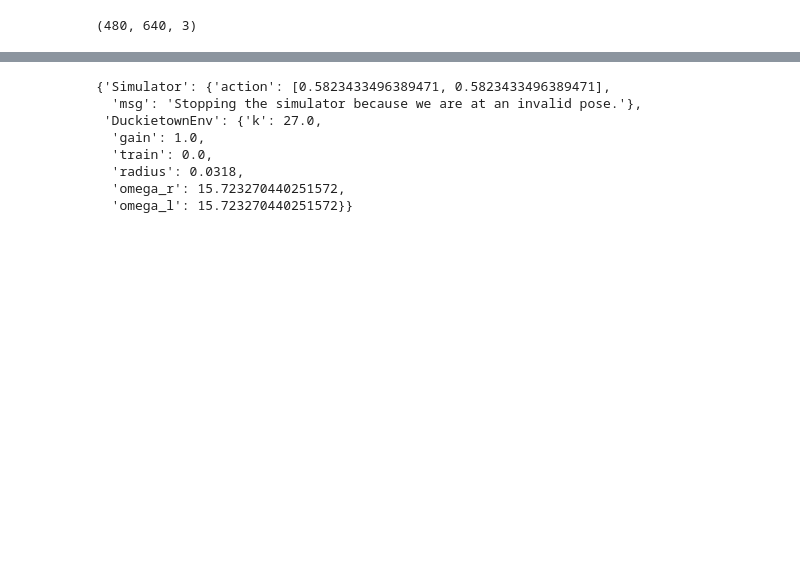
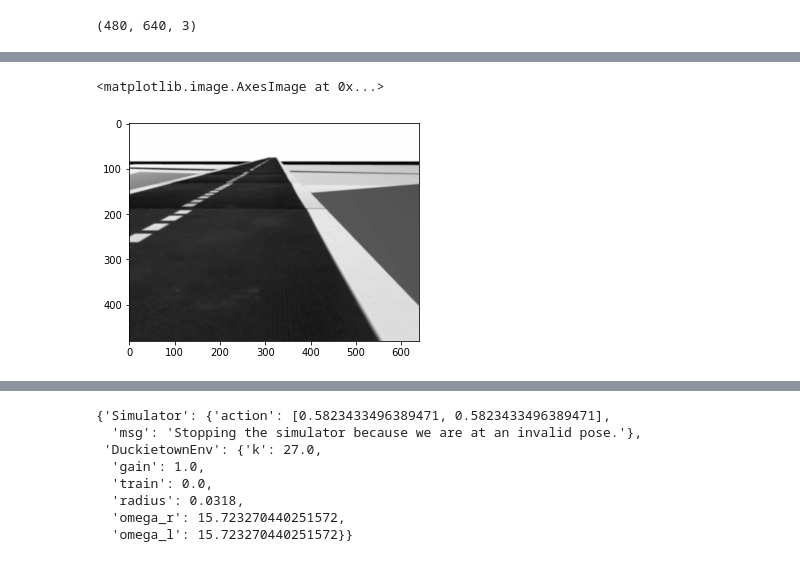
Before and after one commit to goncamateus/patocin, a Jupyter notebook: perception/testes.ipynb, the cells around one changed output, grey strips where cells are left out. Drawn from its saved outputs; the diff is of its cells as text; code cells hidden in the pictures; blank space fills up the shorter version.

```diff
--- a/perception/testes.ipynb
+++ b/perception/testes.ipynb
@@ -80,0 +100,10 @@ obs.shape
+# %%
+def gaussian_blur(img, kernel_size):
+    return cv2.GaussianBlur(img, (kernel_size, kernel_size), 0)
+# %%
+blured = gaussian_blur(gray, 5)
+# %%
+plt.imshow(blured, cmap='gray')
+# %% [output]
+<matplotlib.image.AxesImage at 0x...>
+[figure, added]
```
Also changed, not shown: parts of 27 cells of this notebook.
